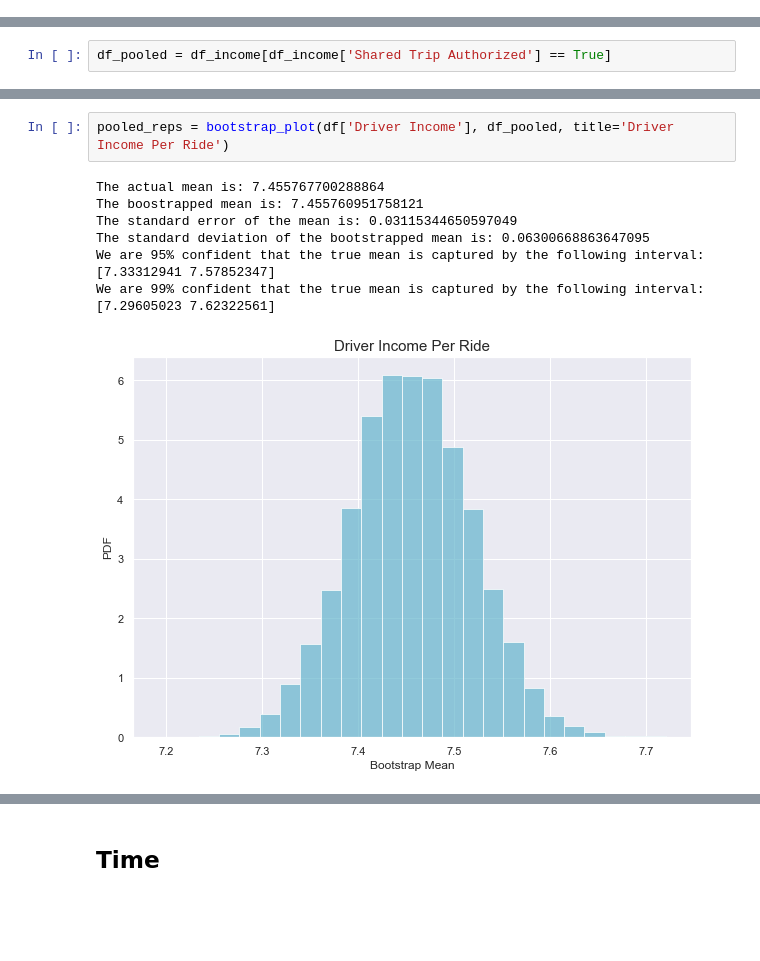
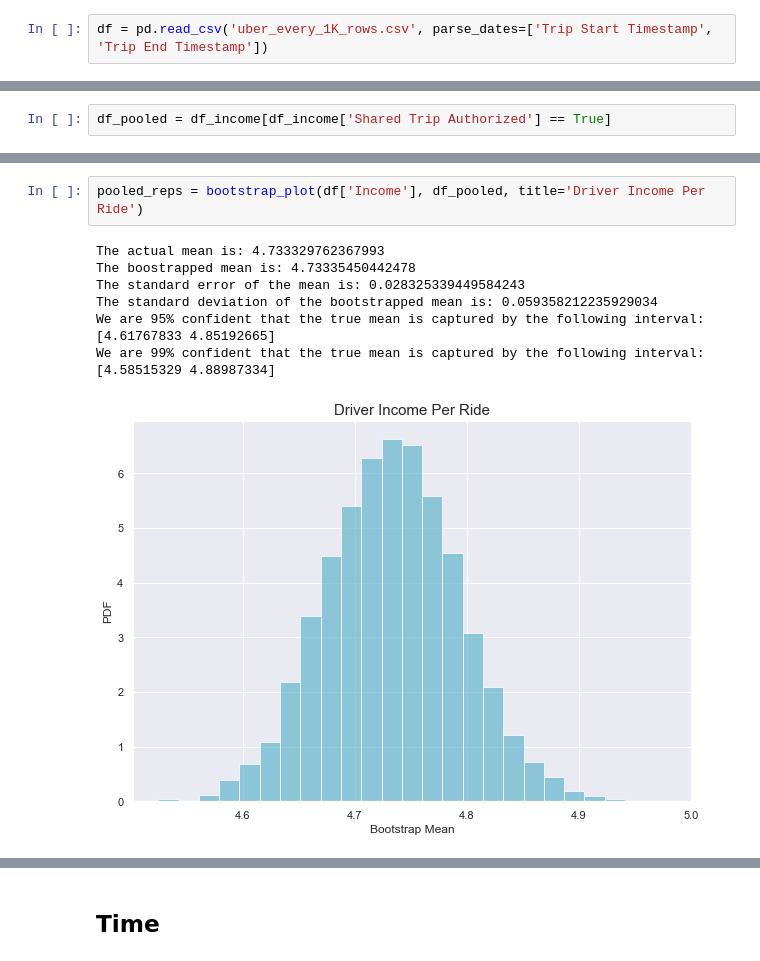
Before and after one commit to ryan-keenan/Data-C4, a Jupyter notebook: uber_50k.ipynb, the cells around one changed output, grey strips where cells are left out. Drawn from its saved outputs; the diff is of its cells as text; blank space fills up the shorter version.

```diff
--- a/uber_50k.ipynb
+++ b/uber_50k.ipynb
@@ -25,5 +47,7 @@ df = pd.read_csv('Transportation_Network_Providers_-_Trips.csv', header=0, nrows
 # %% [markdown]
 Now that we have loaded the data uploaded into our dataFrame, df, there's a lot that we can do with it. The first thing I like to do is see the data itself. We can use .head() to look at the first 5 rows.
+# %%
+df = pd.read_csv('uber_every_1K_rows.csv', parse_dates=['Trip Start Timestamp', 'Trip End Timestamp'])
 # %%
 df.head()
 # %% [output]
@@ -563,11 +587,11 @@ We are 99% confident that the true mean is captured by the following interval: [
 # %%
-pooled_reps = bootstrap_plot(df['Driver Income'], df_pooled, title='Driver Income Per Ride')
+pooled_reps = bootstrap_plot(df['Income'], df_pooled, title='Driver Income Per Ride')
 # %% [output]
-The actual mean is: 7.455767700288864
-The boostrapped mean is: 7.455760951758121
-The standard error of the mean is: 0.03115344650597049
-The standard deviation of the bootstrapped mean is: 0.06300668863647095
-We are 95% confident that the true mean is captured by the following interval: [7.33312941 7.57852347]
-We are 99% confident that the true mean is captured by the following interval: [7.29605023 7.62322561]
+The actual mean is: 4.733329762367993
+The boostrapped mean is: 4.73335450442478
+The standard error of the mean is: 0.028325339449584243
+The standard deviation of the bootstrapped mean is: 0.059358212235929034
+We are 95% confident that the true mean is captured by the following interval: [4.61767833 4.85192665]
+We are 99% confident that the true mean is captured by the following interval: [4.58515329 4.88987334]
-[figure, old version]
+[figure, new version]
 # %%
```
Also changed, not shown: parts of 53 cells of this notebook.
